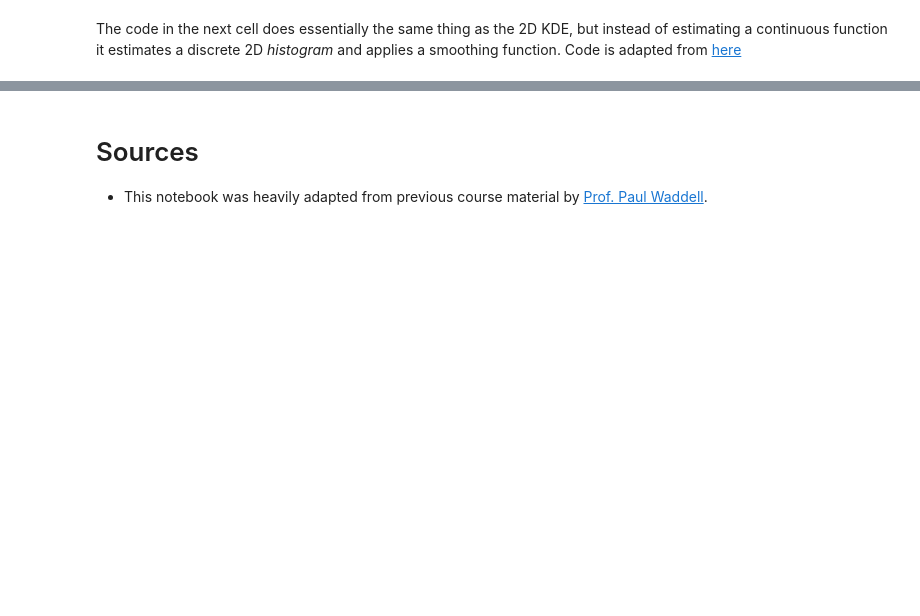
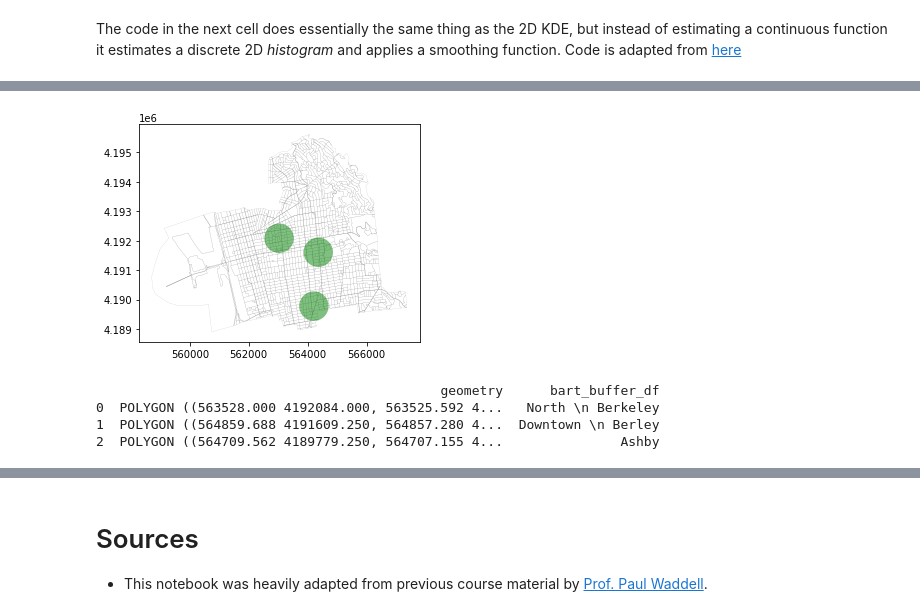
Before and after one commit to daisybellelewis/CYPLAN255, a Jupyter notebook: notebooks/lecture_14_geospatial_data_analysis.ipynb, the cells around one changed output, grey strips where cells are left out. Saved outputs shown, nothing was run; the diff lists cells and outputs as text; code cells hidden in the pictures; blank space fills up the shorter version.

```diff
--- a/notebooks/lecture_14_geospatial_data_analysis.ipynb
+++ b/notebooks/lecture_14_geospatial_data_analysis.ipynb
@@ -246,0 +359,17 @@ heatmap(geovandalism_proj_blocks, bins=190, smoothing=5)
+# %%
+bart_buffer = bart_berkeley['geometry'].buffer(500)
+base = blocks_proj.plot(color='none', edgecolor='gray', linewidth=.1)
+bart_buffer.plot(ax=base, color='green', alpha=.5);
+# %% [output]
+[figure, added]
+# %%
+bart_buffer_df = gpd.GeoDataFrame(
+    {'geometry': bart_buffer, 'bart_buffer_df':['North \n Berkeley','Downtown \n Berley','Ashby']},
+    crs = blocks_proj.crs
+)
+print(bart_buffer_df)
+# %% [output]
+                                            geometry      bart_buffer_df
+0  POLYGON ((563528.000 4192084.000, 563525.592 4...   North \n Berkeley
+1  POLYGON ((564859.688 4191609.250, 564857.280 4...  Downtown \n Berley
+2  POLYGON ((564709.562 4189779.250, 564707.155 4...               Ashby
```
Also changed, not shown: parts of 60 cells of this notebook.
